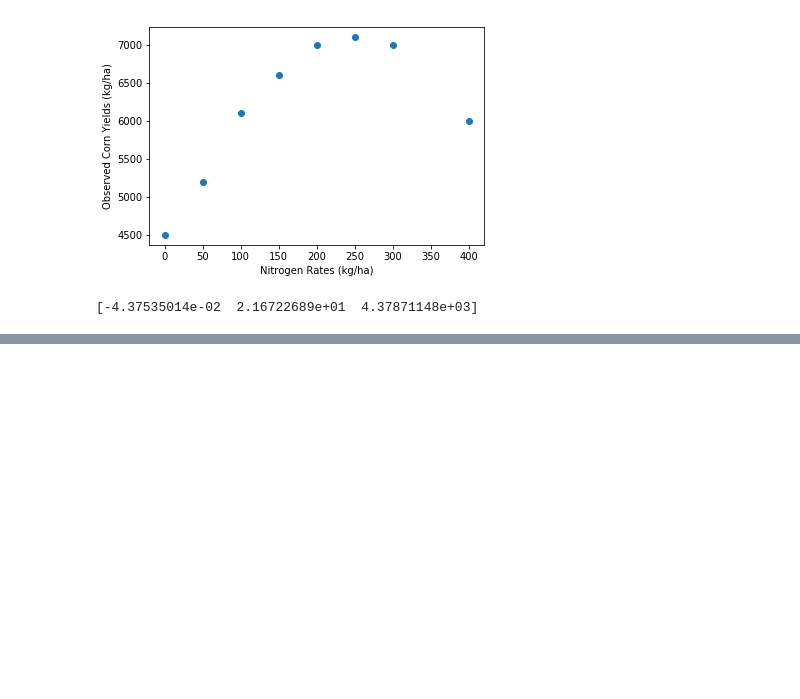
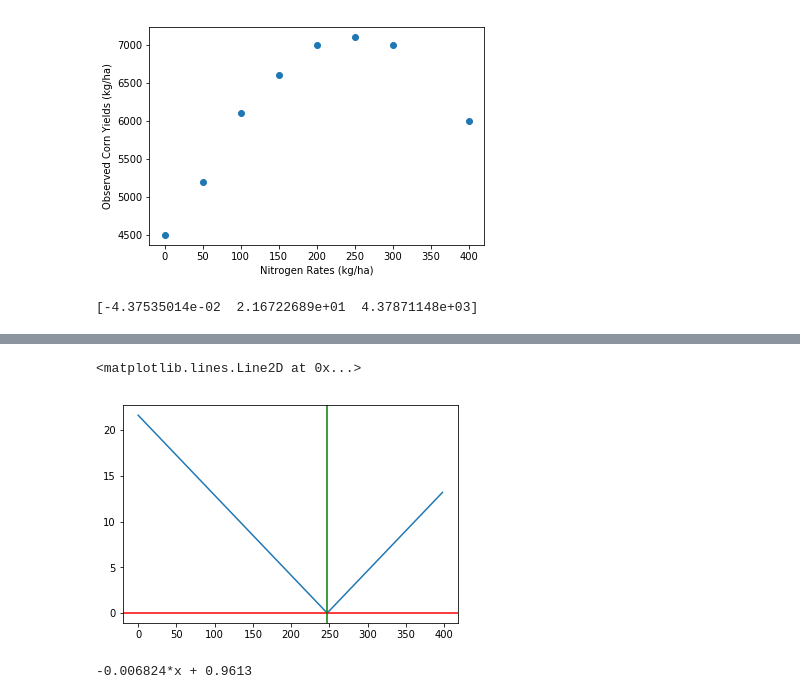
Before and after one commit to Rachel-Veenstra/AGRON935-Class-Notes, a Jupyter notebook: polynomial_fit.ipynb, the cells around one changed output, grey strips where cells are left out. Cells and saved outputs as stored; diff of their text form; code cells hidden in the pictures; blank space fills up the shorter version.

```diff
--- a/polynomial_fit.ipynb
+++ b/polynomial_fit.ipynb
@@ -20,0 +41,12 @@ print(par)
+# %%
+first_der = abs(np.diff(corn_yield_pred, n=1))
+plt.figure()
+plt.plot(nitrogen_rate_pred[:-1], first_der)
+plt.axhline(0, color = 'r')
+
+first_der.argmin()
+
+plt.axvline(first_der.argmin(), color = 'g')
+# %% [output]
+<matplotlib.lines.Line2D at 0x...>
+[figure, added]
@@ -20,0 +57,4 @@ print(par)
+# %%
+sympy.diff(-0.003412*x**2 + 0.9613*x + 115.6, x)
+# %% [output]
+-0.006824*x + 0.9613
```
Also changed, not shown: parts of 2 cells of this notebook, 1 other file.
